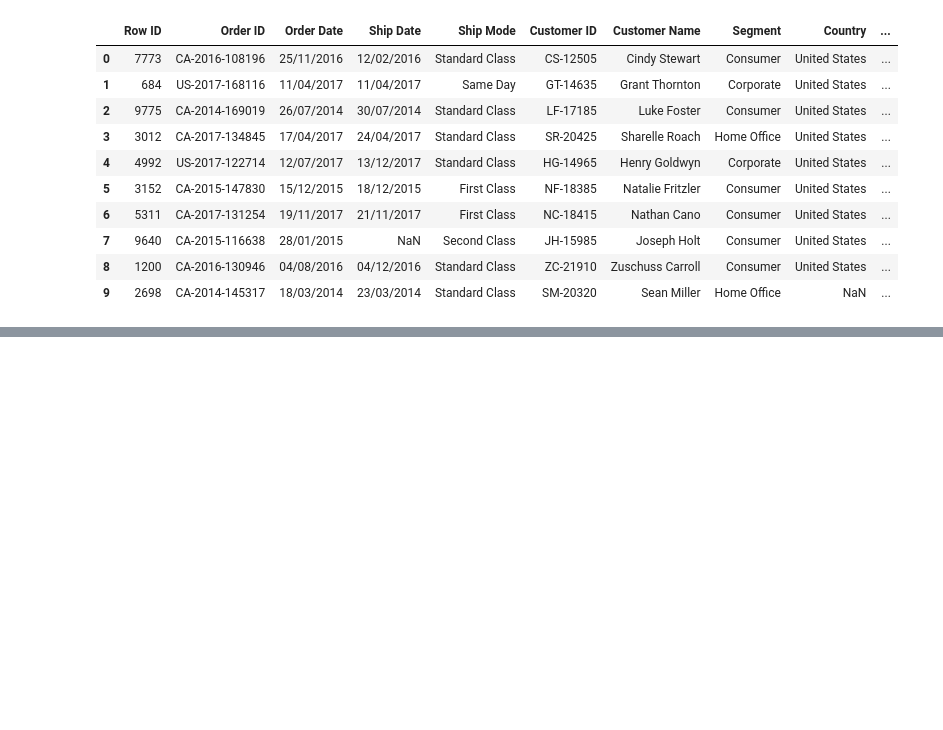
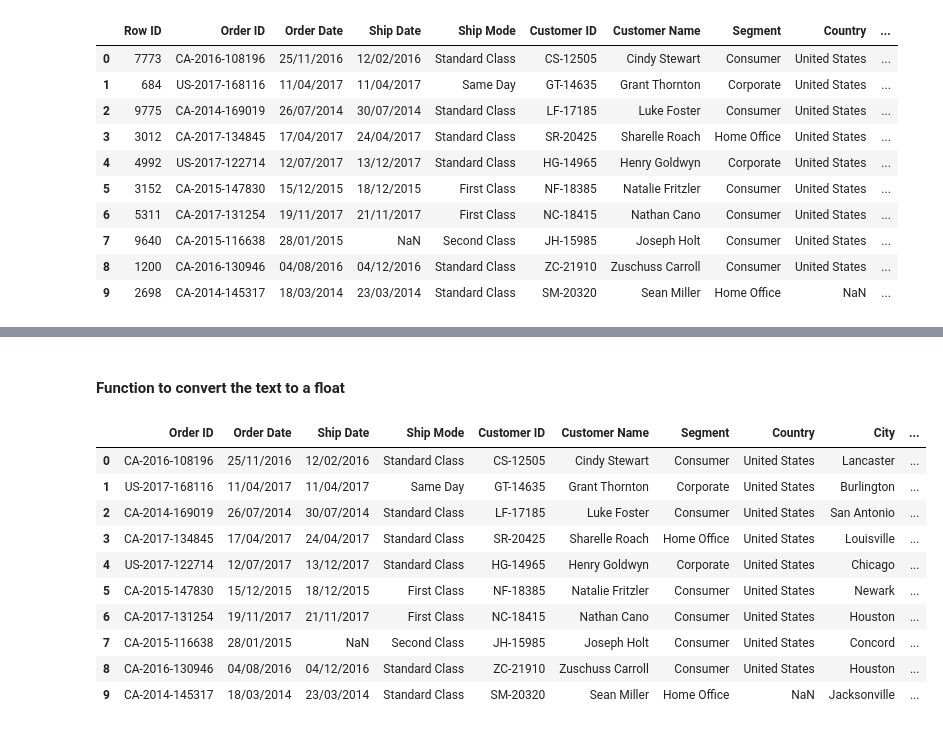
Before and after one commit to nareshwar/uhull-module-1, a Jupyter notebook: assignment_notebook/assignment.ipynb, the cells around one changed output, grey strips where cells are left out. Cells and saved outputs as stored; diff of their text form; code cells hidden in the pictures; blank space fills up the shorter version.

Commit message:
Corrected text2float function, and further corrections of data

```diff
--- a/assignment_notebook/assignment.ipynb
+++ b/assignment_notebook/assignment.ipynb
@@ -28,0 +31,7 @@ first_10_rows
+# %%
+first_10_rows.info()
+
+columns_to_describe = first_10_rows.drop(columns=['Row ID'])
+columns_to_describe
+
+columns_to_describe.describe()
@@ -28,0 +77,2 @@ first_10_rows
+# %% [markdown]
+#### Function to convert the text to a float
@@ -28,0 +119,15 @@ first_10_rows
+# %%
+columns_to_describe['Profit'] = columns_to_describe['Profit'].fillna(0)
+columns_to_describe
+# %% [output]
+|  | Order ID | Order Date | Ship Date | Ship Mode | Customer ID | Customer Name | Segment | Country | City | ... |
+| 0 | CA-2016-108196 | 25/11/2016 | 12/02/2016 | Standard Class | CS-12505 | Cindy Stewart | Consumer | United States | Lancaster | ... |
+| 1 | US-2017-168116 | 11/04/2017 | 11/04/2017 | Same Day | GT-14635 | Grant Thornton | Corporate | United States | Burlington | ... |
+| 2 | CA-2014-169019 | 26/07/2014 | 30/07/2014 | Standard Class | LF-17185 | Luke Foster | Consumer | United States | San Antonio | ... |
+| 3 | CA-2017-134845 | 17/04/2017 | 24/04/2017 | Standard Class | SR-20425 | Sharelle Roach | Home Office | United States | Louisville | ... |
+| 4 | US-2017-122714 | 12/07/2017 | 13/12/2017 | Standard Class | HG-14965 | Henry Goldwyn | Corporate | United States | Chicago | ... |
+| 5 | CA-2015-147830 | 15/12/2015 | 18/12/2015 | First Class | NF-18385 | Natalie Fritzler | Consumer | United States | Newark | ... |
+| 6 | CA-2017-131254 | 19/11/2017 | 21/11/2017 | First Class | NC-18415 | Nathan Cano | Consumer | United States | Houston | ... |
+| 7 | CA-2015-116638 | 28/01/2015 | NaN | Second Class | JH-15985 | Joseph Holt | Consumer | United States | Concord | ... |
+| 8 | CA-2016-130946 | 04/08/2016 | 04/12/2016 | Standard Class | ZC-21910 | Zuschuss Carroll | Consumer | United States | Houston | ... |
+| 9 | CA-2014-145317 | 18/03/2014 | 23/03/2014 | Standard Class | SM-20320 | Sean Miller | Home Office | NaN | Jacksonville | ... |
```
Also changed, not shown: parts of 10 cells of this notebook, 1 other file.
